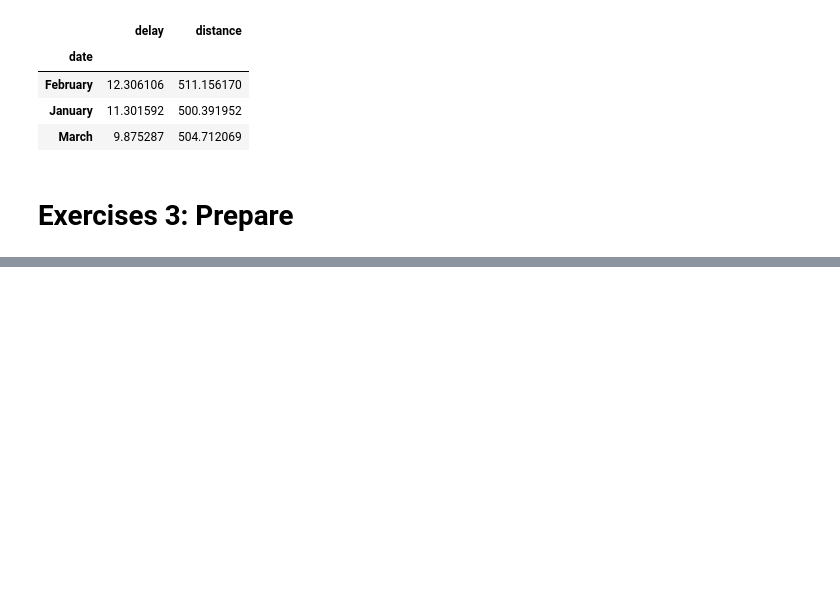
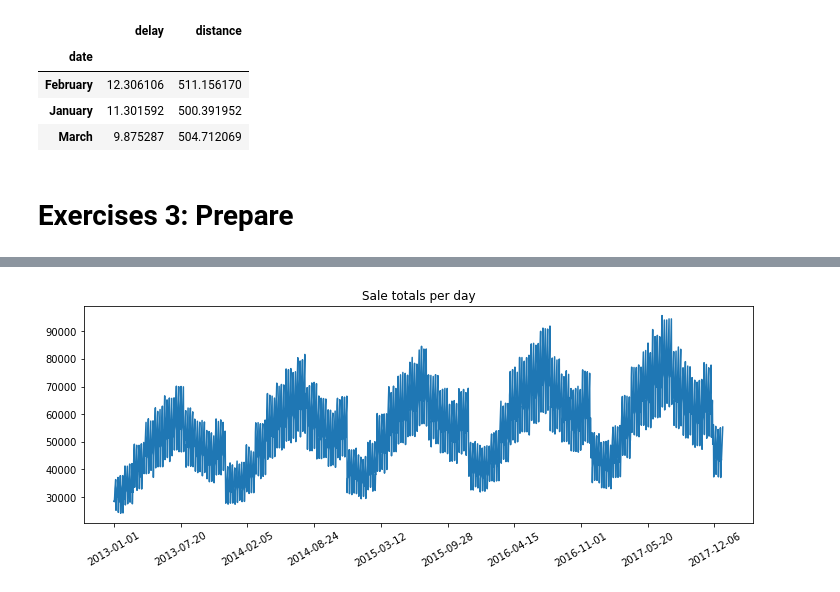
Before and after one commit to konstanzer/time-series, a Jupyter notebook: time_series.ipynb, the cells around one changed output, grey strips where cells are left out. Cells and saved outputs as stored; diff of their text form; code cells hidden in the pictures; blank space fills up the shorter version.

```diff
--- a/time_series.ipynb
+++ b/time_series.ipynb
@@ -391,0 +411,10 @@ df.sample(4)
+# %%
+x_ticks = df_train.index[range(0, len(df_train), 200)]
+
+plt.figure(figsize=(12,4))
+plt.plot(df_train.index, df_train.sales_total)
+plt.xticks(x_ticks, rotation=30)
+plt.title('Sale totals per day')
+plt.show()
+# %% [output]
+[figure, added]
```
Also changed, not shown: parts of 59 cells of this notebook, 1 other file.
